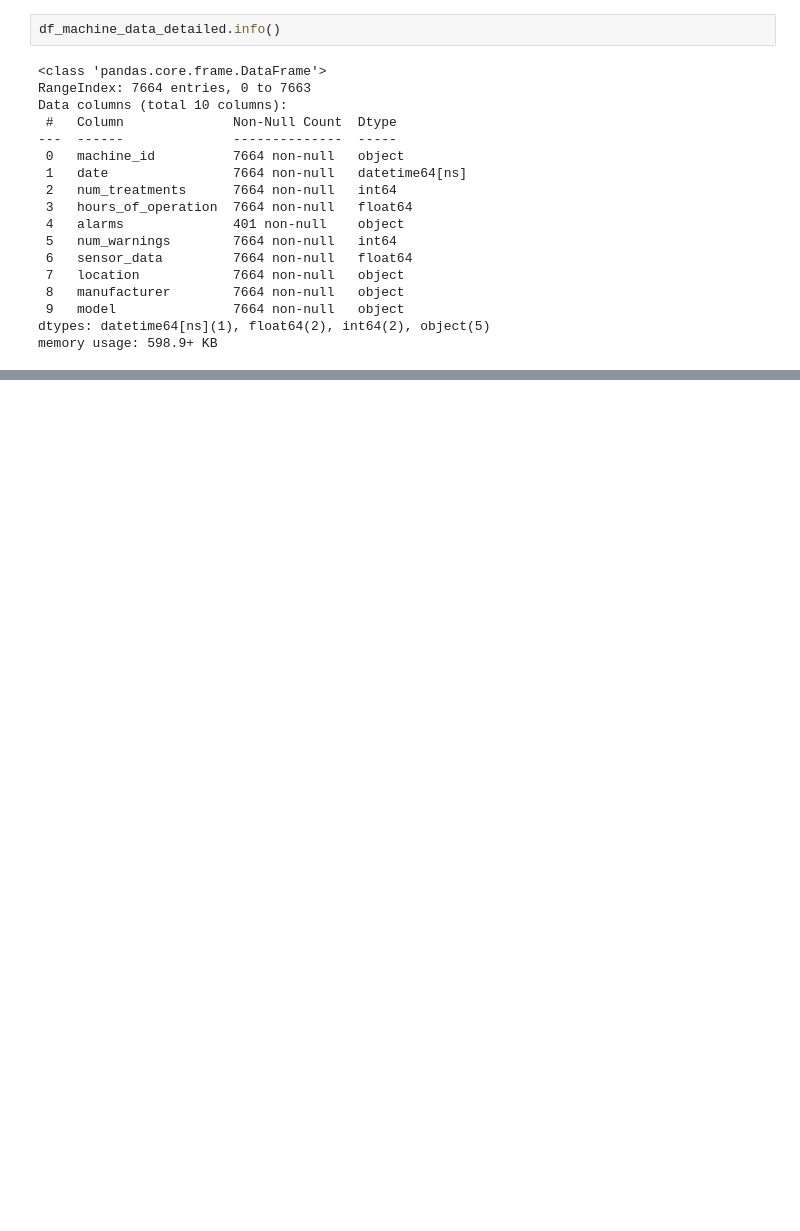
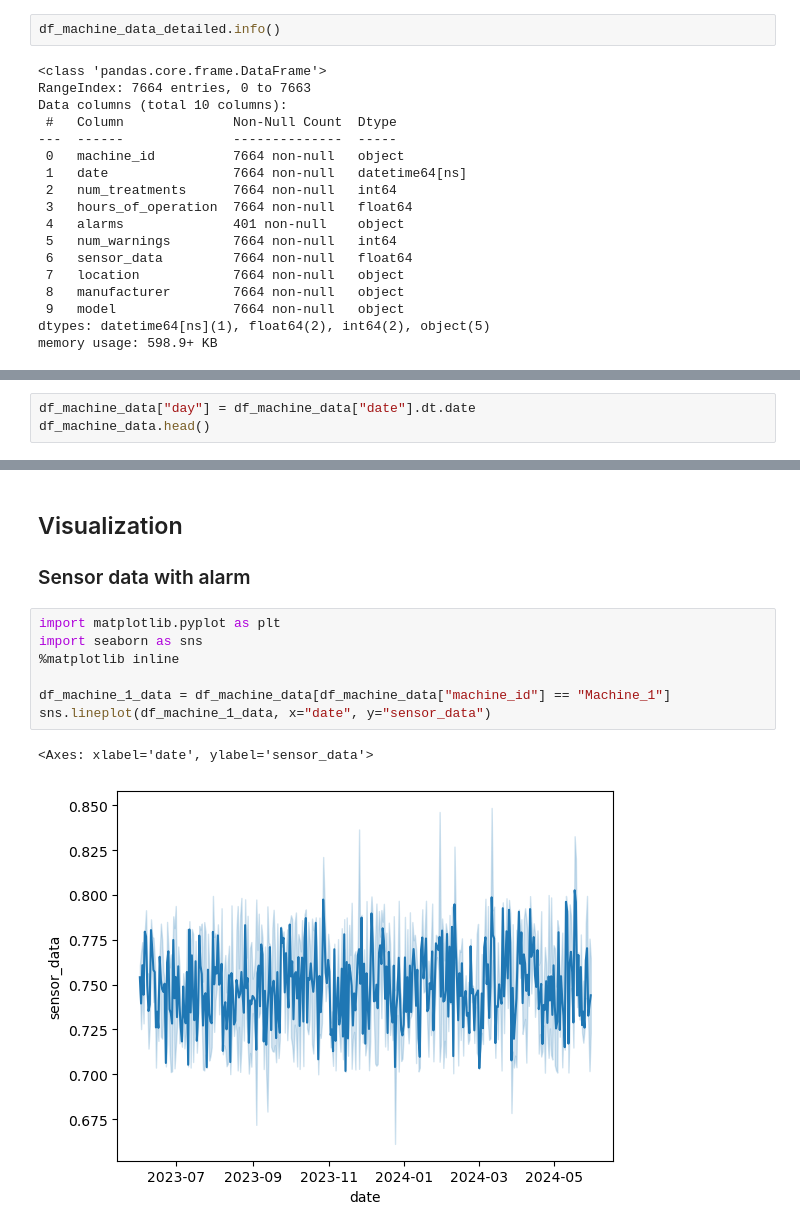
Before and after one commit to Simonmaignan/data-analysis-projects, a Jupyter notebook: projects/dialysis_machines/data-exploration.ipynb, the cells around one changed output, grey strips where cells are left out. Drawn from its saved outputs; the diff is of its cells as text; blank space fills up the shorter version.

Commit message:
Dialysis machines update

```diff
--- a/projects/dialysis_machines/data-exploration.ipynb
+++ b/projects/dialysis_machines/data-exploration.ipynb
@@ -299,0 +303,3 @@ memory usage: 598.9+ KB
+# %%
+df_machine_data["day"] = df_machine_data["date"].dt.date
+df_machine_data.head()
@@ -299,0 +368,13 @@ memory usage: 598.9+ KB
+# %% [markdown]
+## Visualization
+### Sensor data with alarm
+# %%
+import matplotlib.pyplot as plt
+import seaborn as sns
+%matplotlib inline
+
+df_machine_1_data = df_machine_data[df_machine_data["machine_id"] == "Machine_1"]
+sns.lineplot(df_machine_1_data, x="date", y="sensor_data")
+# %% [output]
+<Axes: xlabel='date', ylabel='sensor_data'>
+[figure, added]
```
Also changed, not shown: parts of 11 cells of this notebook, 3 other files.
